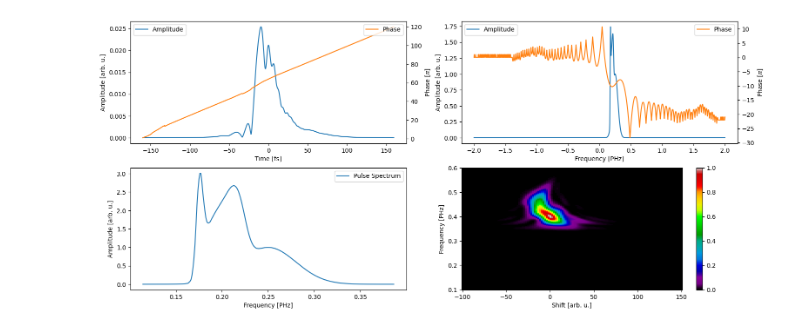
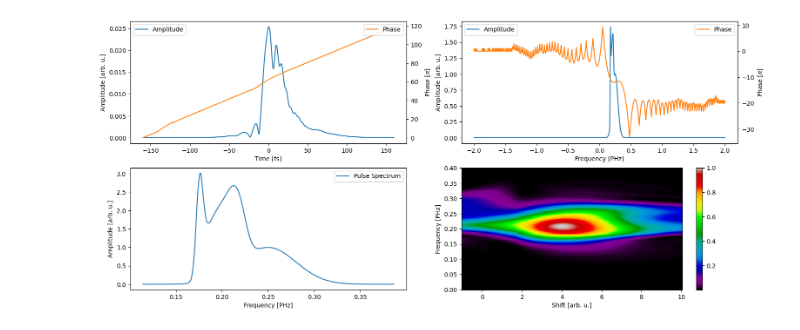
Before and after one commit to matillda123/Pulse-Retrieval-with-JAX, a Jupyter notebook: _usage_example.ipynb, the cells around one changed output. Cells and saved outputs as stored; diff of their text form; code cells hidden in the pictures.

```diff
--- a/_usage_example.ipynb
+++ b/_usage_example.ipynb
@@ -10,15 +2,19 @@ from pulsedjax.simulate_trace import MakeTrace, apply_noise, GaussianAmplitude,
 from pulsedjax.simulate_trace import MakeTrace
 from pulsedjax.simulate_trace import GaussianAmplitude, PolynomialPhase
 import jax.numpy as jnp
+import matplotlib.pyplot as plt
+import refractiveindex
 
 amp0 = GaussianAmplitude((1,1,1), (0.175,0.2,0.25), (0.01,0.05,0.1), (1,2,1))
-phase0 = PolynomialPhase(None, (0,10,20,-30))
-phase1 = PolynomialPhase(None, (0,60,20,-30))
+phase0 = PolynomialPhase(None, (0,0,20,-30))
+
+amp1 = GaussianAmplitude((1), (0.25), (0.05), (3))
+phase1 = PolynomialPhase(None, (0,0,-20,30))
 
 mp = MakeTrace(N=128*10, f_max=2)
 time, frequency, pulse_t, pulse_f = mp.generate_pulse((amp0,phase0))
 
-_, frequency_gate, _, pulse_f_gate = mp.generate_pulse((amp0,phase1))
+_, frequency_gate, _, pulse_f_gate = mp.generate_pulse((amp1,phase1))
 
 
 # import refractiveindex
@@ -29,13 +25,9 @@ _, frequency_gate, _, pulse_f_gate = mp.generate_pulse((amp0,phase1))
 #                                                                frequency_range=(0.1,0.65), N=128)
 
 
-from pulsedjax import get_spectral_filter
 
-spectral_filter = get_spectral_filter("lorentzian", frequency, (1,0.2,0.05,1), material_thickness=2)
-
-
-delay = jnp.linspace(-100,150,128)
-delay, frequency_trace, trace, spectra = mp.generate_tdp(time, frequency, pulse_t, pulse_f, "shg", delay, spectral_filter,
-                                                         frequency_range=(0.1,0.6), N=128*2,
-                                                         cross_correlation=False, gate=(frequency_gate, pulse_f_gate))
+theta = jnp.linspace(-1,10,128)
+theta, frequency_trace, trace, spectra = mp.generate_chirpscan(time, frequency, pulse_t, pulse_f, "pg", theta, phase_type="material",
+                                                               chirp_parameters=refractiveindex.RefractiveIndexMaterial(shelf="main", book="SiO2", page="Malitson"),
+                                                               N=128*2, frequency_range=(0,0.4))
 # %% [output]
@@ -43 +35 @@ WARNING:2026-01-17 16:56:48,373:jax._src.xla_bridge:852: An NVIDIA GPU may be pr
-[figure, old version]
+[figure, new version]
```
Also changed, not shown: parts of 25 cells of this notebook, 6 other files.
